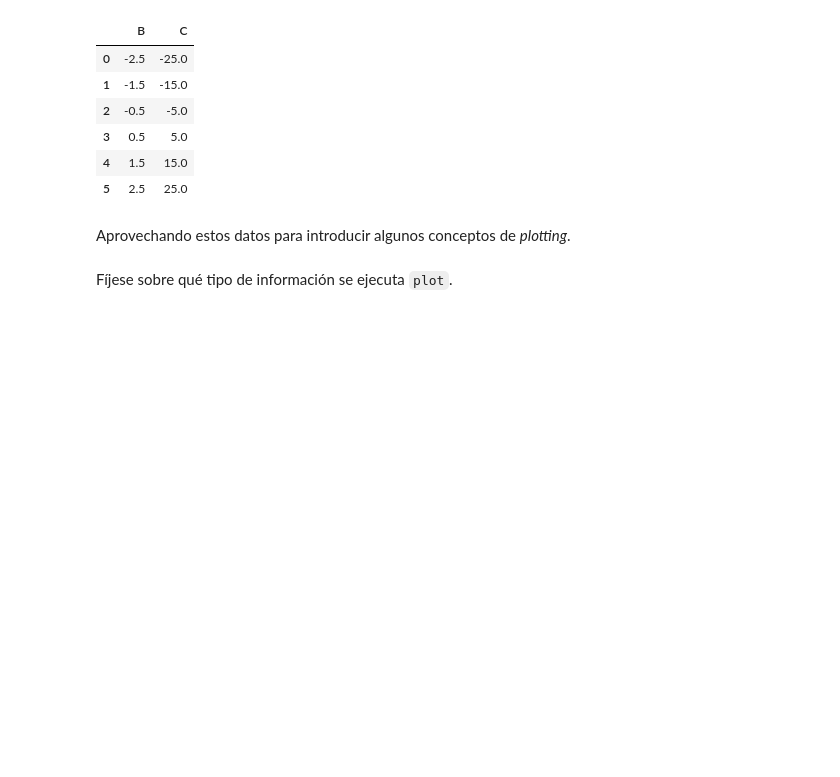
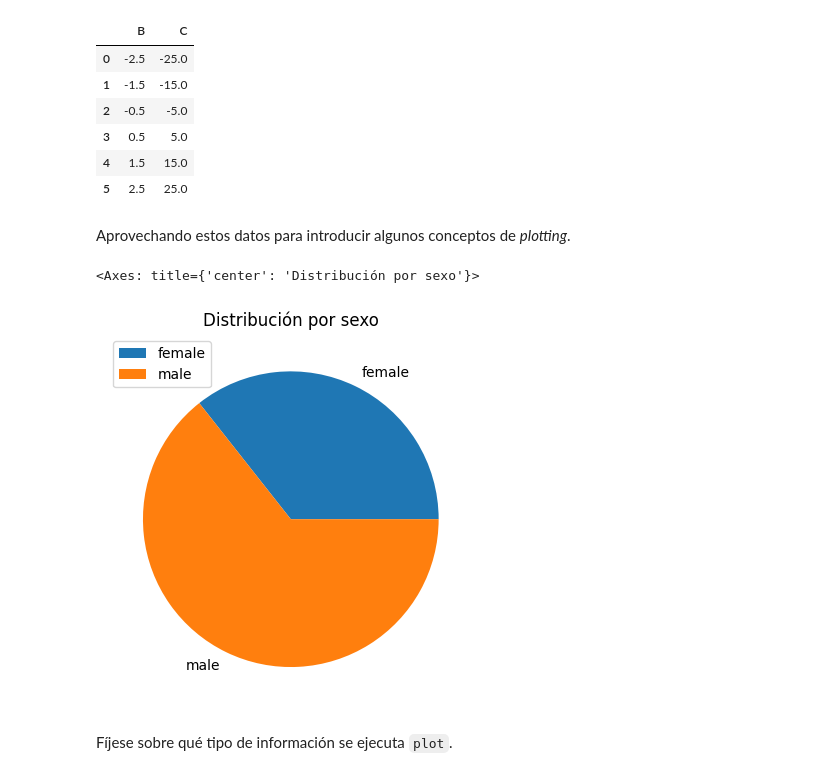
Before and after one commit to willwalker7/DS-Online-willwalker7, a Jupyter notebook: Masterclasses/Microcredenciales/02-Exploración de datos.ipynb, the cells around one changed output. Saved outputs shown, nothing was run; the diff lists cells and outputs as text; code cells hidden in the pictures; blank space fills up the shorter version.

```diff
--- a/Masterclasses/Microcredenciales/02-Exploración de datos.ipynb
+++ b/Masterclasses/Microcredenciales/02-Exploración de datos.ipynb
@@ -680,7 +808,10 @@ Aprovechando estos datos para introducir algunos conceptos de _plotting_.
 # %%
 %matplotlib inline
 
-df.groupby("sex", observed=False).size().plot.pie()
+df.groupby("sex",observed=False).size().plot.pie(legend=True, title="Distribución por sexo")
+# %% [output]
+<Axes: title={'center': 'Distribución por sexo'}>
+[figure, added]
 # %% [markdown]
 Fíjese sobre qué tipo de información se ejecuta `plot`.
 # %%
```
Also changed, not shown: parts of 41 cells of this notebook.
